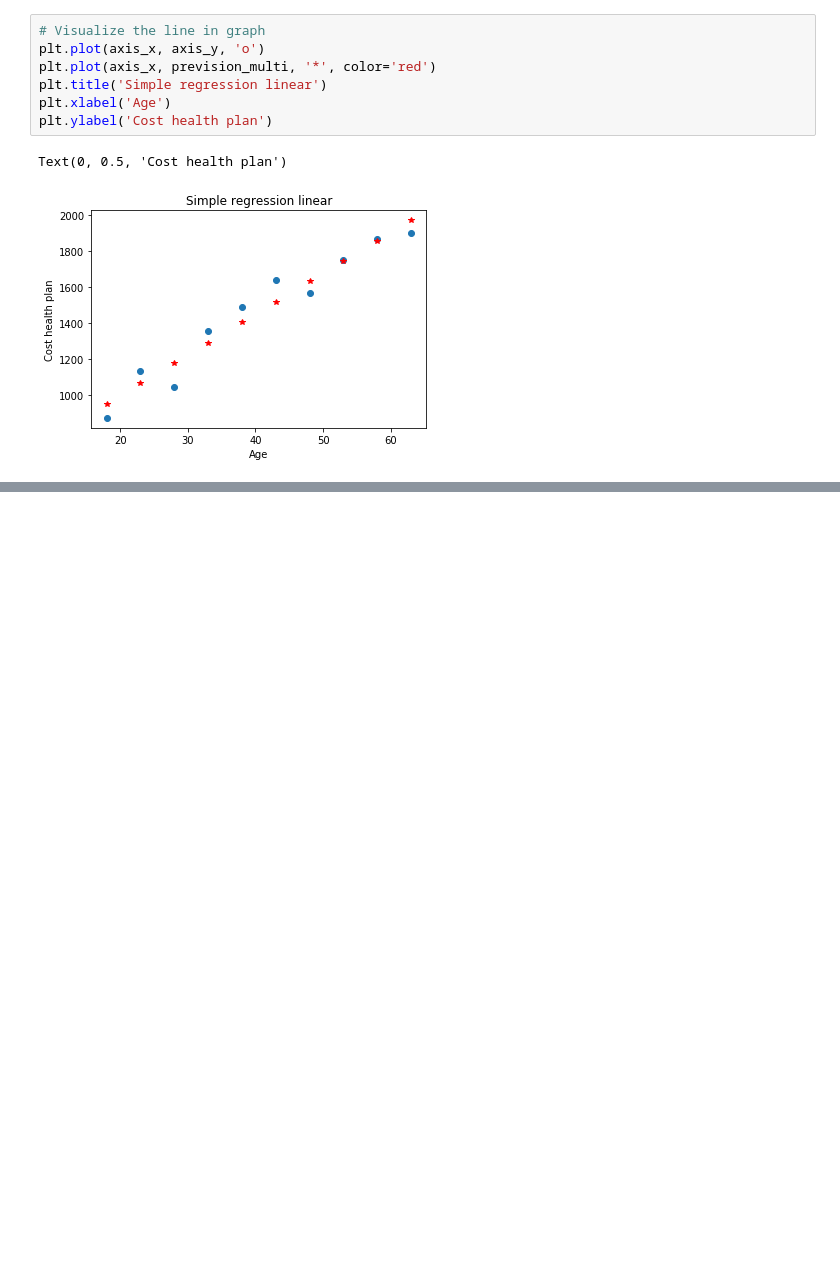
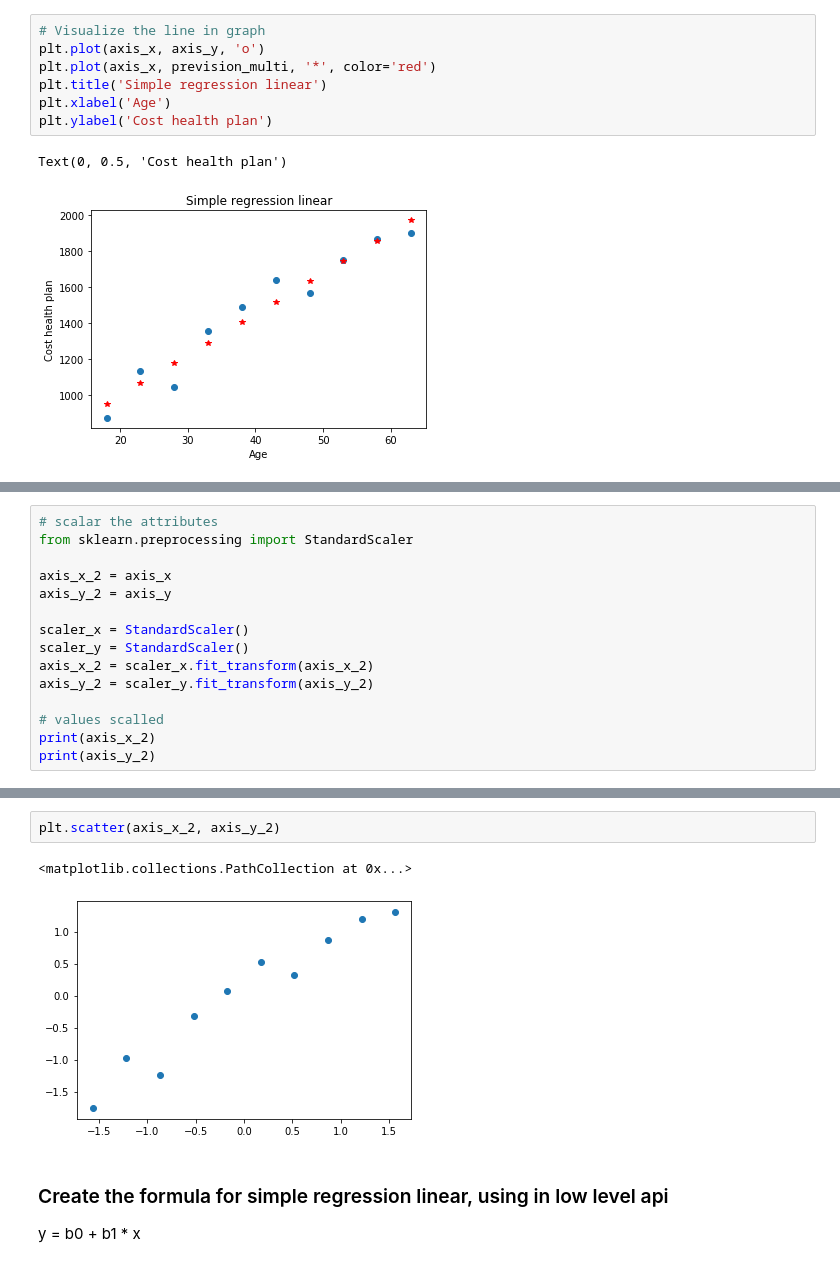
Before and after one commit to joberthrogers18/Machine-Learning-Training, a Jupyter notebook: deep-learning_tensorflow/Regreesion_linear/regression_linear_scikit_learn.ipynb, the cells around one changed output, grey strips where cells are left out. Drawn from its saved outputs; the diff is of its cells as text; blank space fills up the shorter version.

```diff
--- a/deep-learning_tensorflow/Regreesion_linear/regression_linear_scikit_learn.ipynb
+++ b/deep-learning_tensorflow/Regreesion_linear/regression_linear_scikit_learn.ipynb
@@ -118,0 +131,15 @@ plt.ylabel('Cost health plan')
+# %%
+# scalar the attributes
+from sklearn.preprocessing import StandardScaler
+
+axis_x_2 = axis_x
+axis_y_2 = axis_y
+
+scaler_x = StandardScaler()
+scaler_y = StandardScaler()
+axis_x_2 = scaler_x.fit_transform(axis_x_2)
+axis_y_2 = scaler_y.fit_transform(axis_y_2)
+
+# values scalled
+print(axis_x_2)
+print(axis_y_2)
@@ -118,0 +167,8 @@ plt.ylabel('Cost health plan')
+# %%
+plt.scatter(axis_x_2, axis_y_2)
+# %% [output]
+<matplotlib.collections.PathCollection at 0x...>
+[figure, added]
+# %% [markdown]
+### Create the formula for simple regression linear, using in low level api
+y = b0 + b1 * x
```
Also changed, not shown: parts of 12 cells of this notebook.
